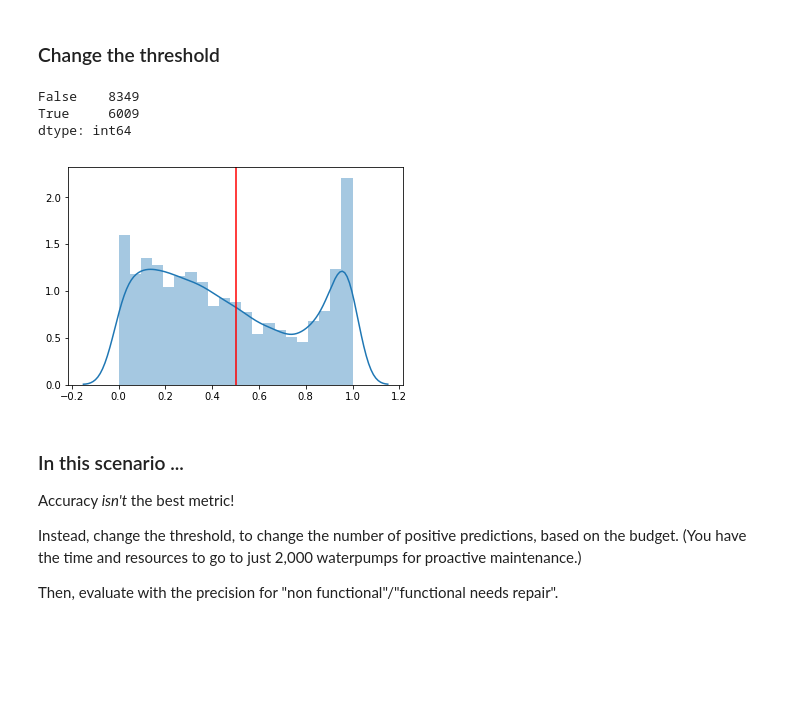
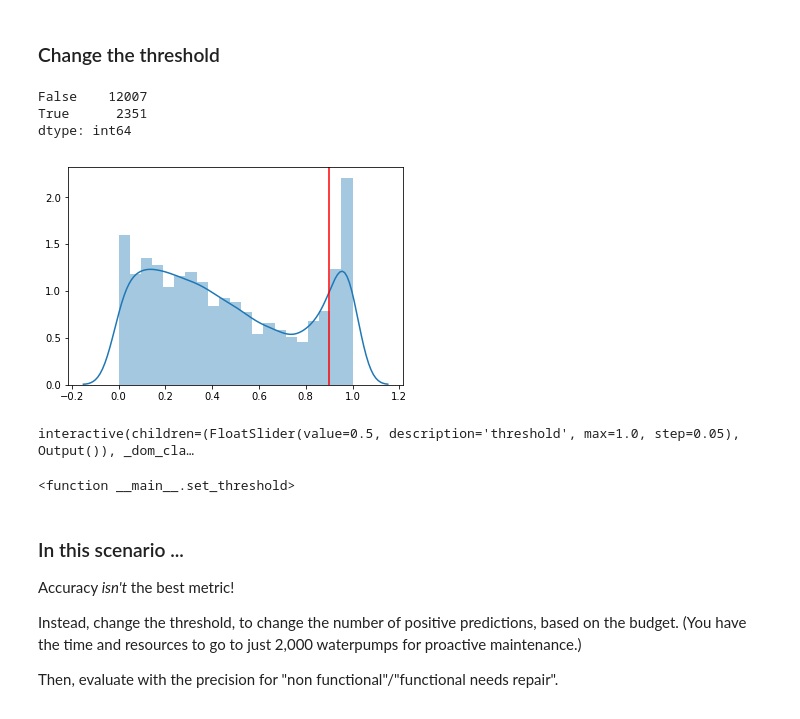
Before and after one commit to marlin97/DS-Unit-2-Kaggle-Challenge, a Jupyter notebook: Copy_of_Kaggle_Module_4.ipynb, the cells around one changed output. Cells and saved outputs as stored; diff of their text form; code cells hidden in the pictures; blank space fills up the shorter version.

```diff
--- a/Copy_of_Kaggle_Module_4.ipynb
+++ b/Copy_of_Kaggle_Module_4.ipynb
@@ -364,20 +364,40 @@ array([1.  , 0.74, 0.1 , ..., 0.09, 0.59, 0.02])
 # %% [markdown]
 ### Change the threshold
 # %%
-threshold = 0.5
+threshold = 0.9
 
 y_pred_proba = pipeline.predict_proba(X_val)[:,1]
 ax = sns.distplot(y_pred_proba)
-ax.axvline(0.5, color='red')
+ax.axvline(threshold, color='red')
 
 
 y_pred = y_pred_proba > threshold
 pd.Series(y_pred).value_counts()
 # %% [output]
-False    8349
-True     6009
+False    12007
+True      2351
 dtype: int64
-[figure, old version]
+[figure, new version]
+# %%
+from ipywidgets import interact, fixed
+
+%matplotlib inline
+
+def set_threshold(y_true, y_pred_proba, threshold=0.5):
+    y_pred = y_pred_proba > threshold
+
+    ax = sns.distplot(y_pred_proba)
+    ax.axvline(threshold, color='red')
+    plt.show();
+
+    plot_conf_matrix(y_true, y_pred)
+    print(classification_report(y_true, y_pred))
+
+
+interact(set_threshold, y_true=fixed(y_val), y_pred_proba=fixed(y_pred_proba), threshold=(0,1,0.05))
+# %% [output]
+interactive(children=(FloatSlider(value=0.5, description='threshold', max=1.0, step=0.05), Output()), _dom_cla…
+<function __main__.set_threshold>
 # %% [markdown]
 ### In this scenario ...
 
```
